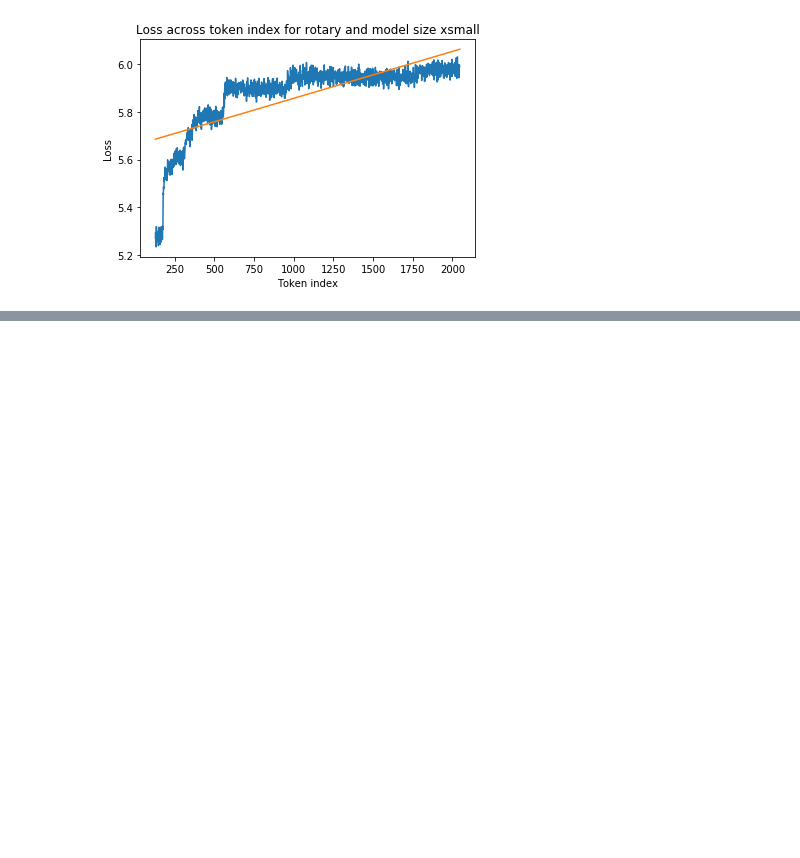
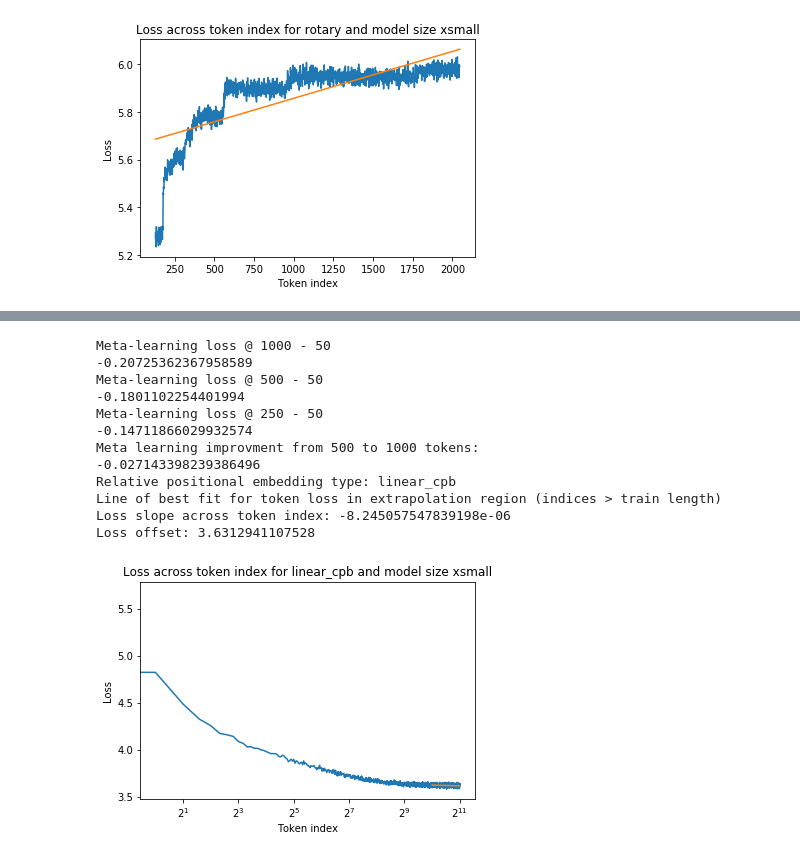
Before and after one commit to bob80333/investigating_extrapolation, a Jupyter notebook: tokenwise_losses.ipynb, the cells around one changed output, grey strips where cells are left out. Saved outputs shown, nothing was run; the diff lists cells and outputs as text; code cells hidden in the pictures; blank space fills up the shorter version.

Commit message:
Results of long training in

```diff
--- a/tokenwise_losses.ipynb
+++ b/tokenwise_losses.ipynb
@@ -350,3 +350,19 @@ Line of best fit for token loss in extrapolation region (indices > train length)
 Loss slope across token index: -5.9659728569453006e-06
 Loss offset: 3.6052384736148215
 [figure]
+# %%
+display_best_fit_2048_long("linear_cpb", 1024)
+# %% [output]
+Meta-learning loss @ 1000 - 50
+-0.20725362367958589
+Meta-learning loss @ 500 - 50
+-0.1801102254401994
+Meta-learning loss @ 250 - 50
+-0.14711866029932574
+Meta learning improvment from 500 to 1000 tokens:
+-0.027143398239386496
+Relative positional embedding type: linear_cpb
+Line of best fit for token loss in extrapolation region (indices > train length)
+Loss slope across token index: -8.245057547839198e-06
+Loss offset: 3.6312941107528
+[figure, added]
```
Also changed, not shown: parts of 4 cells of this notebook, 1 other file.
